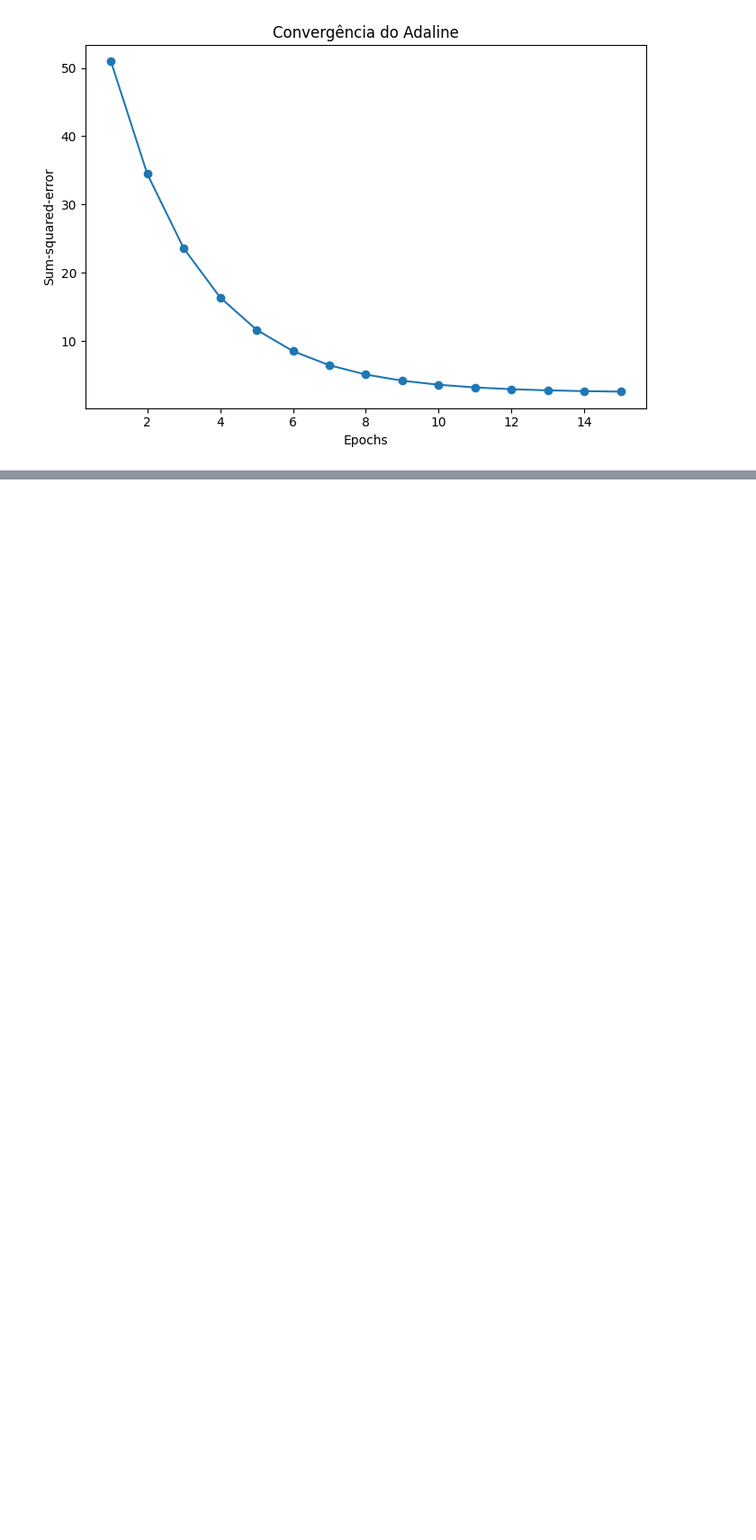
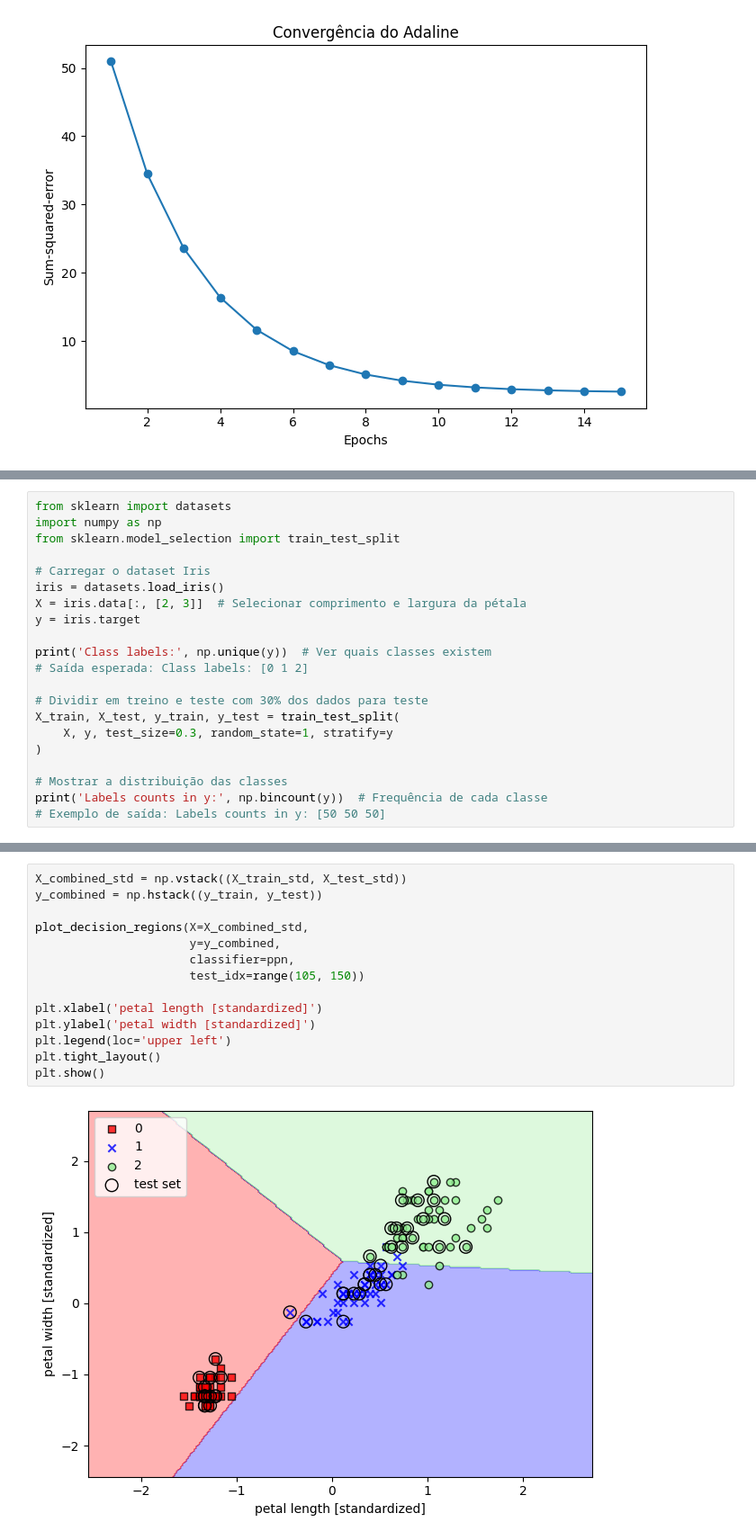
Before and after one commit to Sammypacoo/Machine-Learning, a Jupyter notebook: pereptron_adaline.ipynb, the cells around one changed output, grey strips where cells are left out. Shown at 90% size. Cells and saved outputs as stored; diff of their text form; blank space fills up the shorter version.

```diff
--- a/pereptron_adaline.ipynb
+++ b/pereptron_adaline.ipynb
@@ -231,0 +234,21 @@ plt.show()
+# %%
+from sklearn import datasets
+import numpy as np
+from sklearn.model_selection import train_test_split
+
+# Carregar o dataset Iris
+iris = datasets.load_iris()
+X = iris.data[:, [2, 3]]  # Selecionar comprimento e largura da pétala
+y = iris.target
+
+print('Class labels:', np.unique(y))  # Ver quais classes existem
+# Saída esperada: Class labels: [0 1 2]
+
+# Dividir em treino e teste com 30% dos dados para teste
+X_train, X_test, y_train, y_test = train_test_split(
+    X, y, test_size=0.3, random_state=1, stratify=y
+)
+
+# Mostrar a distribuição das classes
+print('Labels counts in y:', np.bincount(y))  # Frequência de cada classe
+# Exemplo de saída: Labels counts in y: [50 50 50]
@@ -231,0 +431,16 @@ plt.show()
+# %%
+X_combined_std = np.vstack((X_train_std, X_test_std))
+y_combined = np.hstack((y_train, y_test))
+
+plot_decision_regions(X=X_combined_std,
+                      y=y_combined,
+                      classifier=ppn,
+                      test_idx=range(105, 150))
+
+plt.xlabel('petal length [standardized]')
+plt.ylabel('petal width [standardized]')
+plt.legend(loc='upper left')
+plt.tight_layout()
+plt.show()
+# %% [output]
+[figure, added]
```
Also changed, not shown: parts of 8 cells of this notebook.
